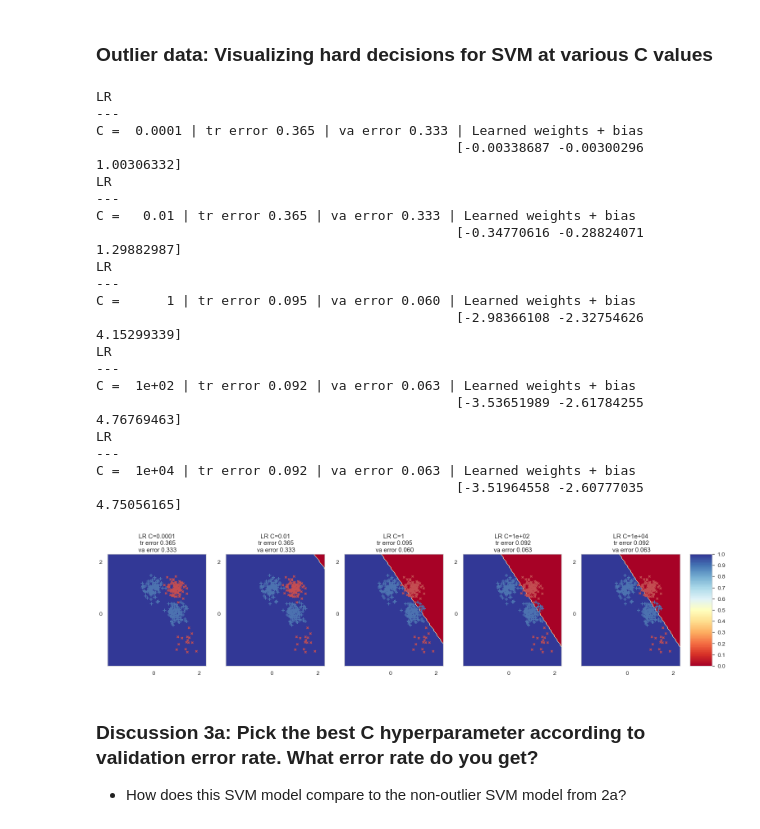
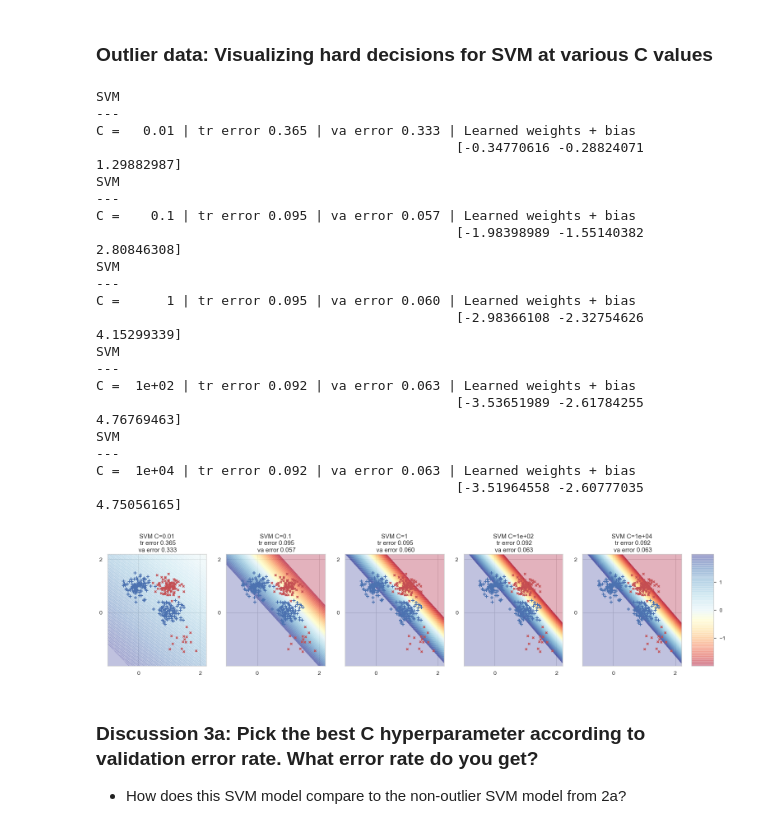
Before and after one commit to tufts-ml-courses/comp135-20f-assignments, a Jupyter notebook: labs/day18_SupportVectorMachines.ipynb, the cells around one changed output. Cells and saved outputs as stored; diff of their text form; code cells hidden in the pictures.

```diff
--- a/labs/day18_SupportVectorMachines.ipynb
+++ b/labs/day18_SupportVectorMachines.ipynb
@@ -450,7 +466,7 @@ We want to compare *relative* performance of the SVM and LR for this binary clas
 # %% [markdown]
 ### First try SVM. We'll be visualizing binary decisions for a trained SVM at various C values
 # %%
-C_grid = np.asarray([0.0001, 0.01, 1, 100, 10000])
+C_grid = np.asarray([0.01, 0.1, 1, 100, 10000])
 ncols = len(C_grid)
 
 fig_h, axes = plt.subplots(nrows=1, ncols=ncols, figsize=(5 * ncols, 5))
@@ -505,7 +521,7 @@ TODO answer
 
 To make things fair to SVMs, we'll avoid thinking of LR as *probabilistic* here, and just use its hard binary decisions by thresholding at 0.5.
 # %%
-C_grid = np.asarray([0.0001, 0.01, 1, 100, 10000])
+C_grid = np.asarray([0.01, 0.1, 1, 100, 10000])
 ncols = len(C_grid)
 
 fig_h, axes = plt.subplots(nrows=1, ncols=ncols, figsize=(5 * ncols, 5))
@@ -564,7 +580,7 @@ Again we want to compare *relative* performance of the SVM and LR for this binar
 # %% [markdown]
 ### Outlier data: Visualizing hard decisions for SVM at various C values
 # %%
-C_grid = np.asarray([0.0001, 0.01, 1, 100, 10000])
+C_grid = np.asarray([0.01, 0.1, 1, 100, 10000])
 ncols = len(C_grid)
 
 fig_h, axes = plt.subplots(nrows=1, ncols=ncols, figsize=(5 * ncols, 5))
@@ -572,44 +588,44 @@ fig_h, axes = plt.subplots(nrows=1, ncols=ncols, figsize=(5 * ncols, 5))
 is_last = False
 for ii, C in enumerate(C_grid):
     if ii == ncols - 1:
         is_last = True
     plt.sca(axes[ii])
     clf = sklearn.svm.SVC(C=C, kernel='linear')
     clf.fit(xmessy_tr_N2, ymessy_tr_N)
     plot_pretty_decision_boundaries_for_clf(clf, do_show_colorbar=is_last);
     plot_pretty_data_colored_by_labels(xmessy_tr_N2, ymessy_tr_N);
 
     tr_error_rate = sklearn.metrics.zero_one_loss(ymessy_tr_N, clf.predict(xmessy_tr_N2))
     va_error_rate = sklearn.metrics.zero_one_loss(y_va_N, clf.predict(x_va_N2))
 
-    plt.title("LR C=%.2g\n tr error %.3f\n va error %.3f" % (C, tr_error_rate, va_error_rate))
-    print("LR")
+    plt.title("SVM C=%.2g\n tr error %.3f\n va error %.3f" % (C, tr_error_rate, va_error_rate))
+    print("SVM")
     print("---")
     print("C = % 6.2g | tr error %.3f | va error %.3f | Learned weights + bias" % (C, tr_error_rate, va_error_rate))
     print("                                              " + str(
         np.hstack([clf.coef_.flatten(), np.atleast_1d(clf.intercept_)])))
 # %% [output]
-LR
----
-C =  0.0001 | tr error 0.365 | va error 0.333 | Learned weights + bias
-                                              [-0.00338687 -0.00300296  1.00306332]
-LR
+SVM
 ---
 C =   0.01 | tr error 0.365 | va error 0.333 | Learned weights + bias
                                               [-0.34770616 -0.28824071  1.29882987]
-LR
+SVM
+---
+C =    0.1 | tr error 0.095 | va error 0.057 | Learned weights + bias
+                                              [-1.98398989 -1.55140382  2.80846308]
+SVM
 ---
 C =      1 | tr error 0.095 | va error 0.060 | Learned weights + bias
                                               [-2.98366108 -2.32754626  4.15299339]
-LR
+SVM
 ---
 C =  1e+02 | tr error 0.092 | va error 0.063 | Learned weights + bias
                                               [-3.53651989 -2.61784255  4.76769463]
-LR
+SVM
 ---
 C =  1e+04 | tr error 0.092 | va error 0.063 | Learned weights + bias
                                               [-3.51964558 -2.60777035  4.75056165]
-[figure, old version]
+[figure, new version]
 # %% [markdown]
 ### Discussion 3a: Pick the best C hyperparameter according to validation error rate. What error rate do you get?
 
```
Also changed, not shown: parts of 5 cells of this notebook, 1 other file.
